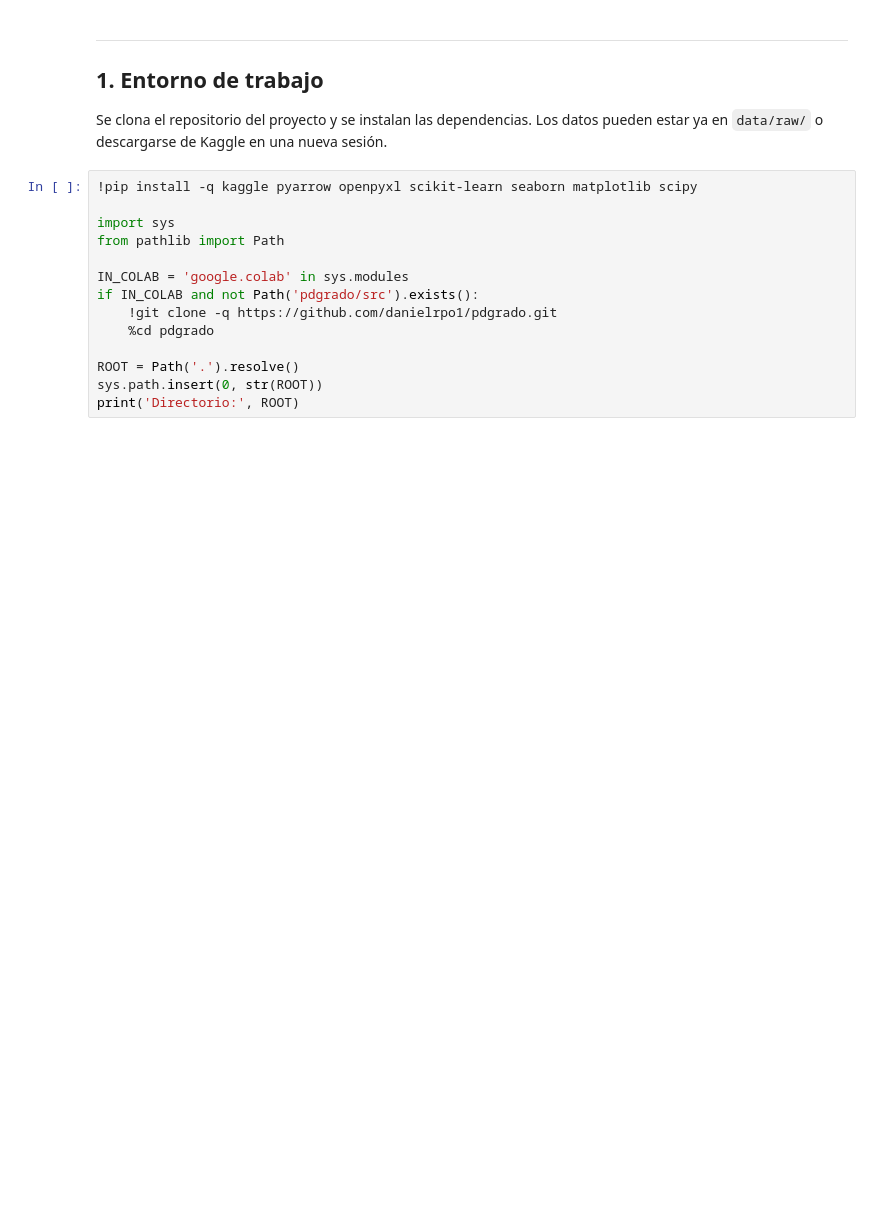
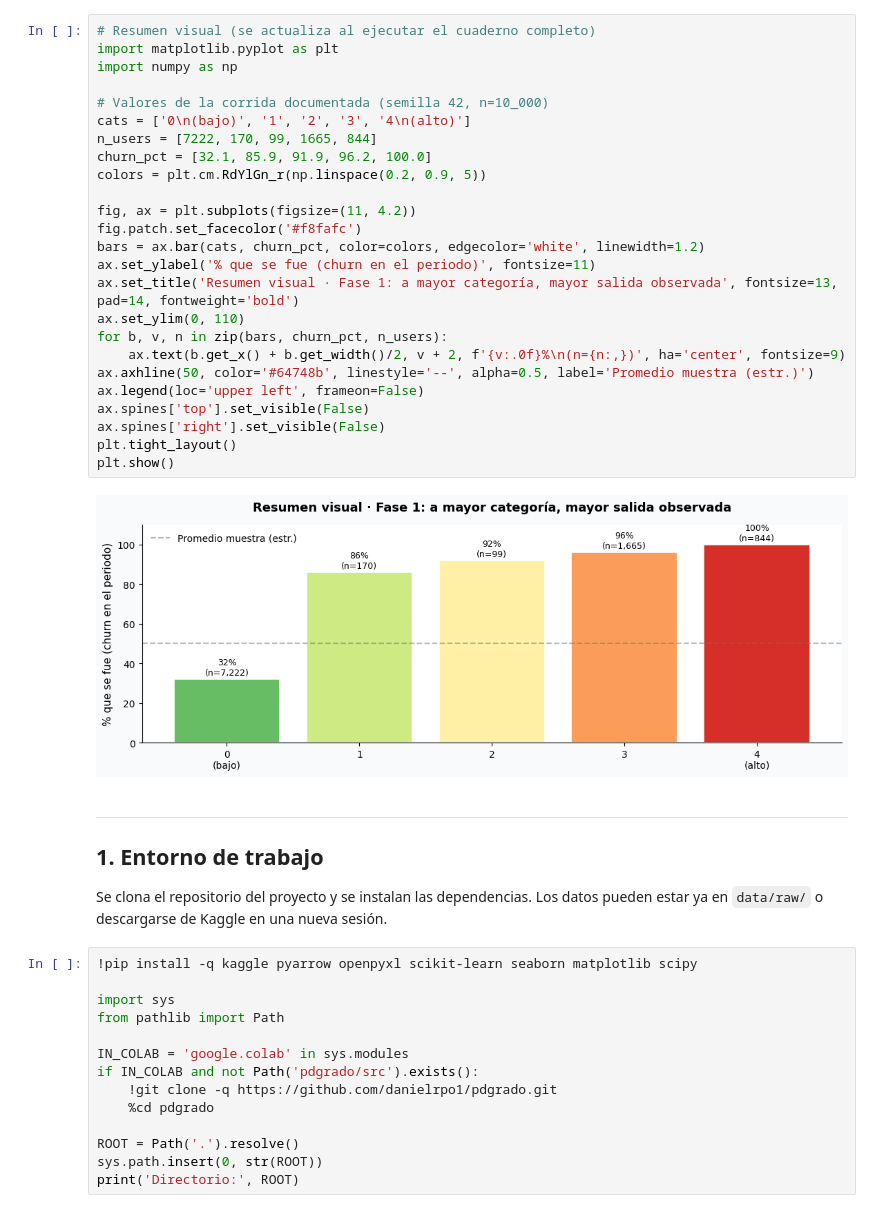
Before and after one commit to danielrpo1/pdgrado, a Jupyter notebook: notebooks/Colab_Piloto_5_Categorias_Riesgo_KKBox.ipynb, the cells around one changed output. Cells and saved outputs as stored; diff of their text form; blank space fills up the shorter version.

Commit message:
Reescribir apertura del Colab con resumen narrativo y gráfico visual.
Sustituye viñetas simples por storytelling, bloque HTML destacado
y figura resumen; nota para refrescar caché en Colab.

```diff
--- a/notebooks/Colab_Piloto_5_Categorias_Riesgo_KKBox.ipynb
+++ b/notebooks/Colab_Piloto_5_Categorias_Riesgo_KKBox.ipynb
@@ -76,3 +72,30 @@ Las celdas siguientes están **ya ejecutadas** (semilla 42): datos, gráficos, t
+# %%
+# Resumen visual (se actualiza al ejecutar el cuaderno completo)
+import matplotlib.pyplot as plt
+import numpy as np
+
+# Valores de la corrida documentada (semilla 42, n=10_000)
+cats = ['0\n(bajo)', '1', '2', '3', '4\n(alto)']
+n_users = [7222, 170, 99, 1665, 844]
+churn_pct = [32.1, 85.9, 91.9, 96.2, 100.0]
+colors = plt.cm.RdYlGn_r(np.linspace(0.2, 0.9, 5))
+
+fig, ax = plt.subplots(figsize=(11, 4.2))
+fig.patch.set_facecolor('#f8fafc')
+bars = ax.bar(cats, churn_pct, color=colors, edgecolor='white', linewidth=1.2)
+ax.set_ylabel('% que se fue (churn en el periodo)', fontsize=11)
+ax.set_title('Resumen visual · Fase 1: a mayor categoría, mayor salida observada', fontsize=13, pad=14, fontweight='bold')
+ax.set_ylim(0, 110)
+for b, v, n in zip(bars, churn_pct, n_users):
+    ax.text(b.get_x() + b.get_width()/2, v + 2, f'{v:.0f}%\n(n={n:,})', ha='center', fontsize=9)
+ax.axhline(50, color='#64748b', linestyle='--', alpha=0.5, label='Promedio muestra (estr.)')
+ax.legend(loc='upper left', frameon=False)
+ax.spines['top'].set_visible(False)
+ax.spines['right'].set_visible(False)
+plt.tight_layout()
+plt.show()
+# %% [output]
+[figure, added]
 # %% [markdown]
 ---
 ## 1. Entorno de trabajo
```
Also changed, not shown: parts of 4 cells of this notebook, 1 other file.
